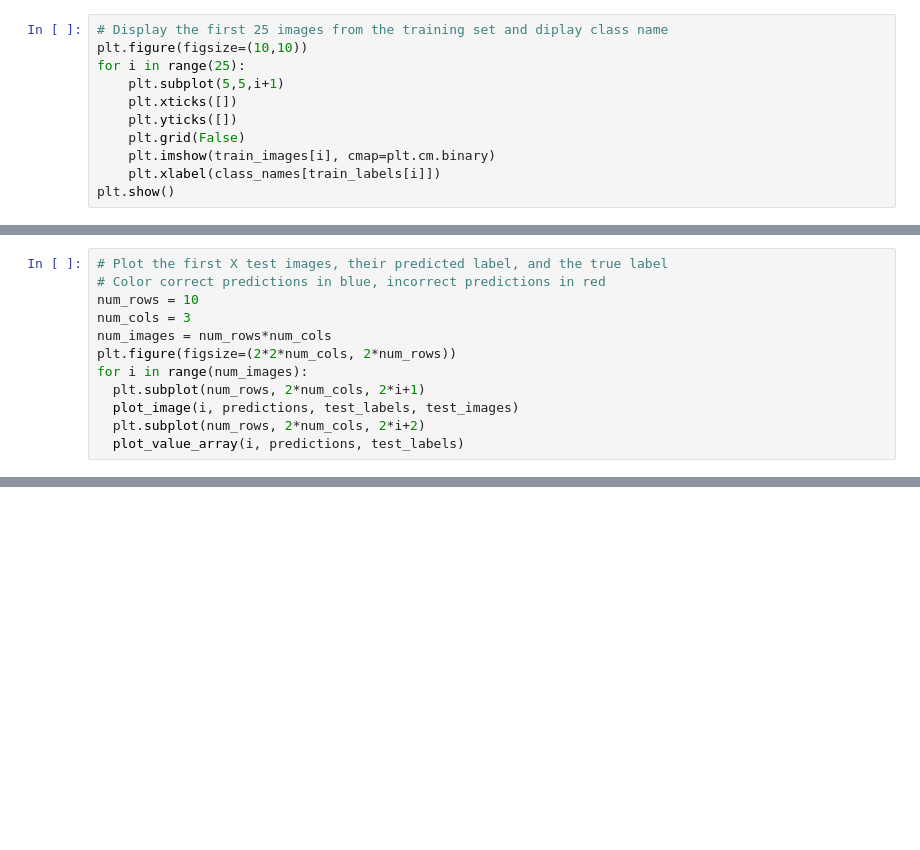
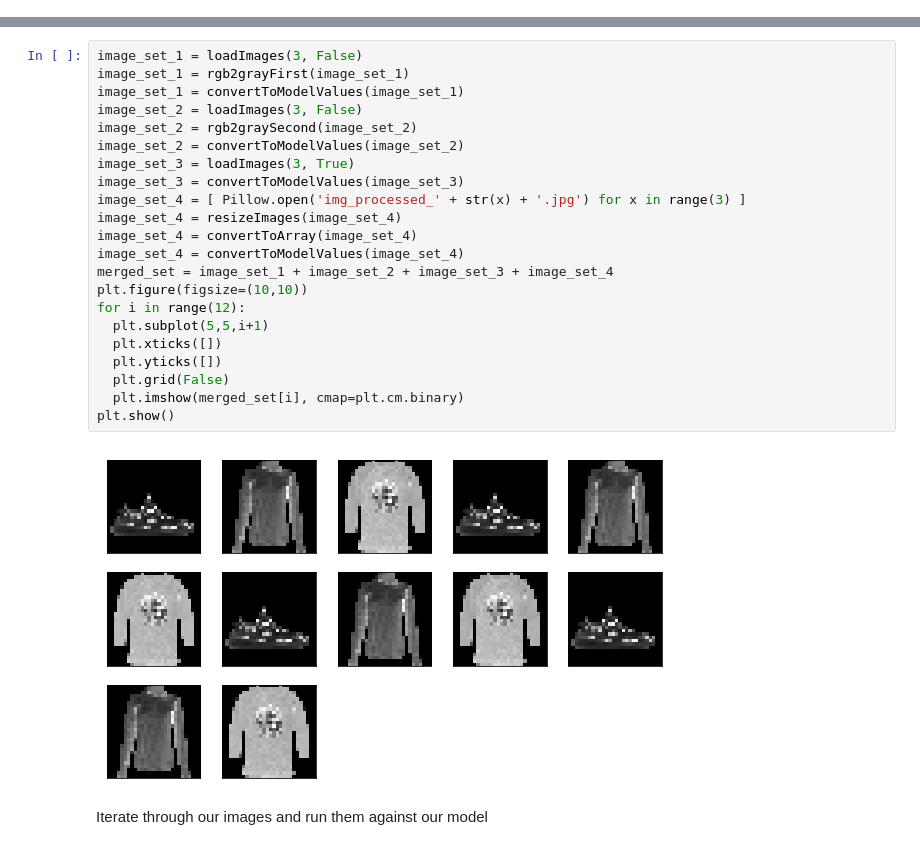
Before and after one commit to JMClemens/Deep-Learning, a Jupyter notebook: HW3/HW3.ipynb, the cells around one changed output, grey strips where cells are left out. Cells and saved outputs as stored; diff of their text form; blank space fills up the shorter version.

```diff
--- a/HW3/HW3.ipynb
+++ b/HW3/HW3.ipynb
@@ -78,11 +0,0 @@ test_images = test_images / 255.0
-# %%
-# Display the first 25 images from the training set and diplay class name
-plt.figure(figsize=(10,10))
-for i in range(25):
-    plt.subplot(5,5,i+1)
-    plt.xticks([])
-    plt.yticks([])
-    plt.grid(False)
-    plt.imshow(train_images[i], cmap=plt.cm.binary)
-    plt.xlabel(class_names[train_labels[i]])
-plt.show()
@@ -217,12 +0,0 @@ def plot_value_array(i, predictions_array, true_label):
-# %%
-# Plot the first X test images, their predicted label, and the true label
-# Color correct predictions in blue, incorrect predictions in red
-num_rows = 10
-num_cols = 3
-num_images = num_rows*num_cols
-plt.figure(figsize=(2*2*num_cols, 2*num_rows))
-for i in range(num_images):
-  plt.subplot(num_rows, 2*num_cols, 2*i+1)
-  plot_image(i, predictions, test_labels, test_images)
-  plt.subplot(num_rows, 2*num_cols, 2*i+2)
-  plot_value_array(i, predictions, test_labels)
@@ -294,0 +149,26 @@ _ = plt.xticks(range(10), class_names, rotation=45)
+# %%
+image_set_1 = loadImages(3, False)
+image_set_1 = rgb2grayFirst(image_set_1)
+image_set_1 = convertToModelValues(image_set_1)
+image_set_2 = loadImages(3, False)
+image_set_2 = rgb2graySecond(image_set_2)
+image_set_2 = convertToModelValues(image_set_2)
+image_set_3 = loadImages(3, True)
+image_set_3 = convertToModelValues(image_set_3)
+image_set_4 = [ Pillow.open('img_processed_' + str(x) + '.jpg') for x in range(3) ]
+image_set_4 = resizeImages(image_set_4)
+image_set_4 = convertToArray(image_set_4)
+image_set_4 = convertToModelValues(image_set_4)
+merged_set = image_set_1 + image_set_2 + image_set_3 + image_set_4
+plt.figure(figsize=(10,10))
+for i in range(12):
+  plt.subplot(5,5,i+1)
+  plt.xticks([])
+  plt.yticks([])
+  plt.grid(False)
+  plt.imshow(merged_set[i], cmap=plt.cm.binary)
+plt.show()
+# %% [output]
+[figure, added]
+# %% [markdown]
+Iterate through our images and run them against our model
```
Also changed, not shown: parts of 43 cells of this notebook, 3 other files.
